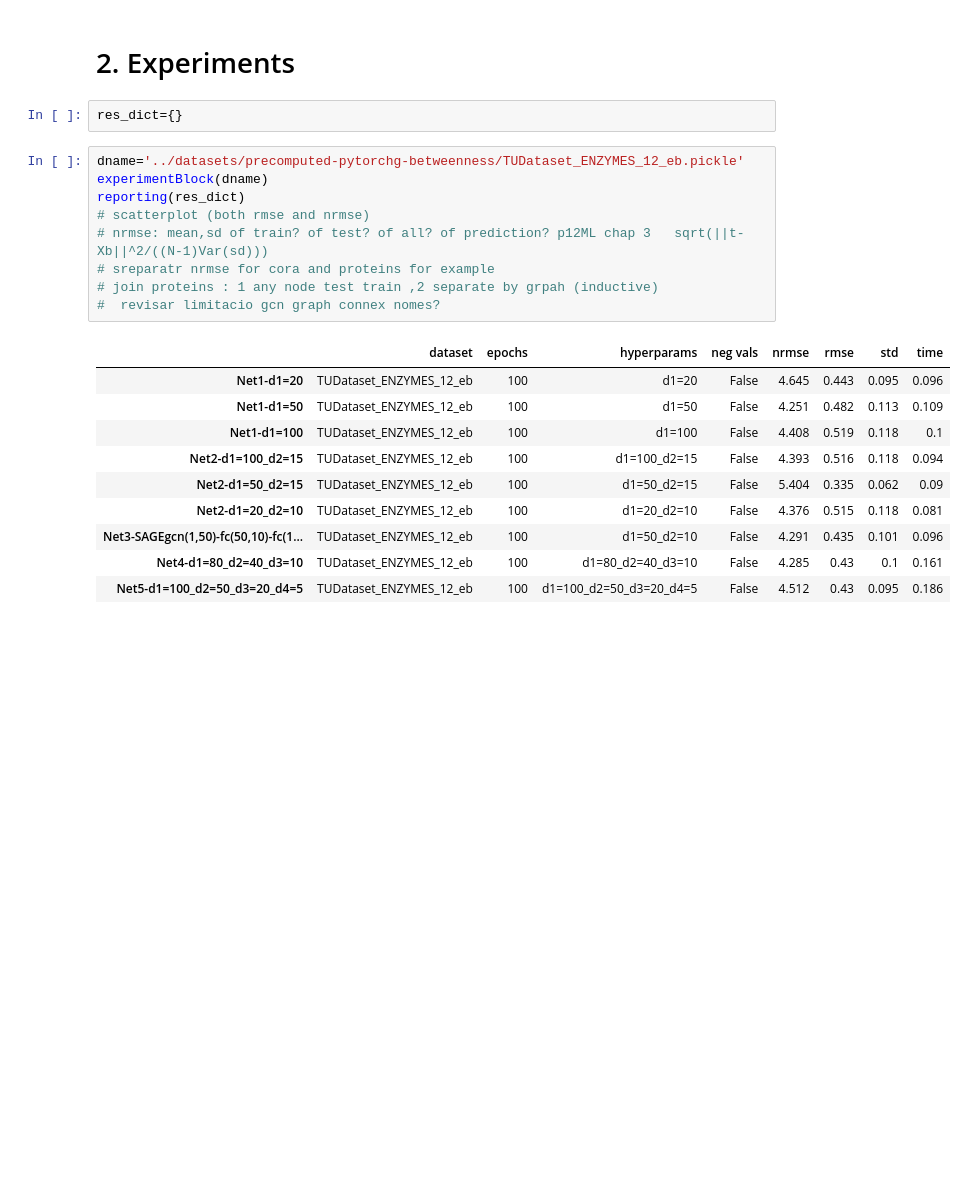
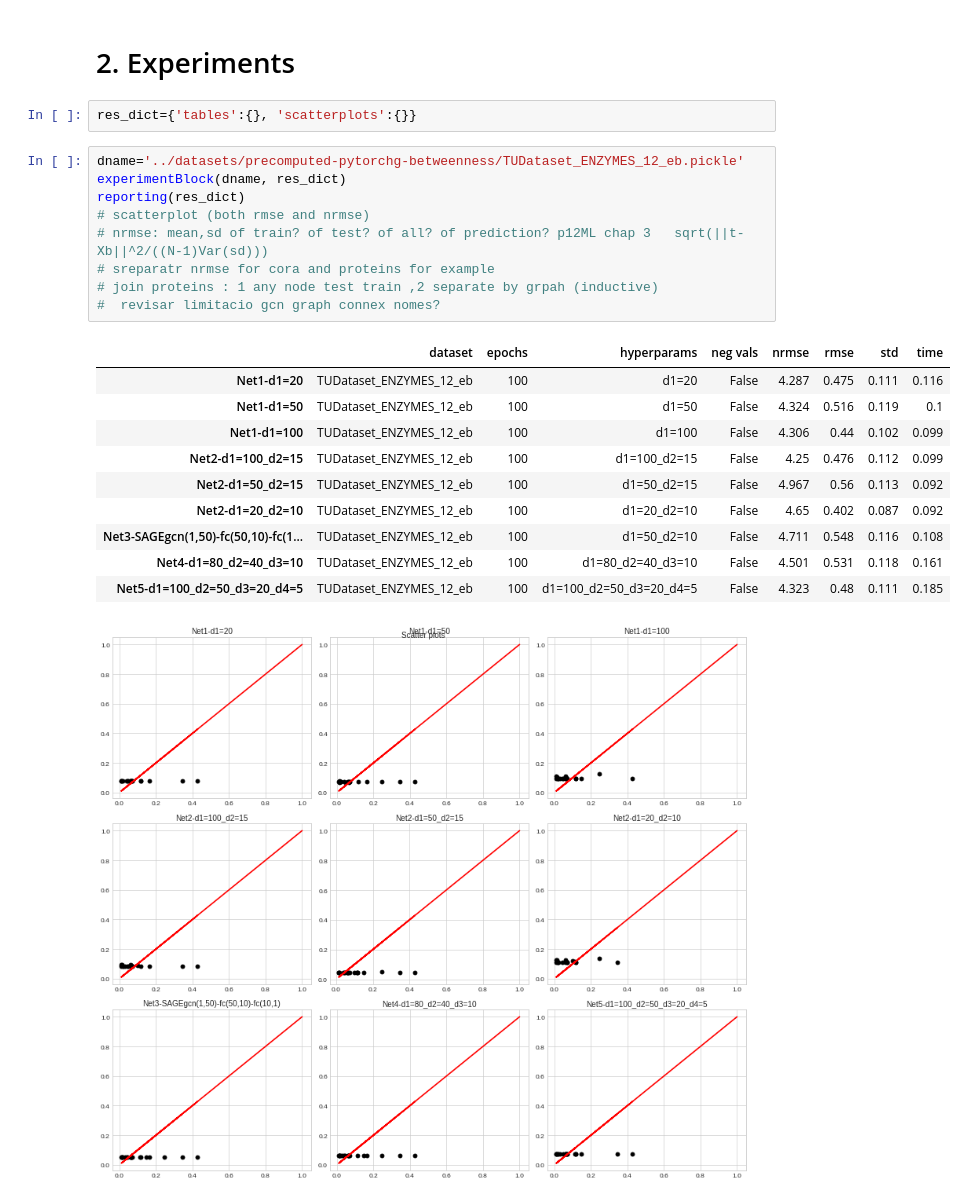
Before and after one commit to presmerats/GNN-MThesis, a Jupyter notebook: src/girvan-newman/TFM_Transductive_setting_GCN_edge_betweenness.ipynb, the cells around one changed output. Drawn from its saved outputs; the diff is of its cells as text; blank space fills up the shorter version.

```diff
--- a/src/girvan-newman/TFM_Transductive_setting_GCN_edge_betweenness.ipynb
+++ b/src/girvan-newman/TFM_Transductive_setting_GCN_edge_betweenness.ipynb
@@ -892,26 +936,27 @@ def experimentBlock(dname):
 # %% [markdown]
 # 2. Experiments
 # %%
-res_dict={}
+res_dict={'tables':{}, 'scatterplots':{}}
 # %%
 dname='../datasets/precomputed-pytorchg-betweenness/TUDataset_ENZYMES_12_eb.pickle'
-experimentBlock(dname)
+experimentBlock(dname, res_dict)
 reporting(res_dict)
 # scatterplot (both rmse and nrmse)
 # nrmse: mean,sd of train? of test? of all? of prediction? p12ML chap 3   sqrt(||t-Xb||^2/((N-1)Var(sd)))
 # sreparatr nrmse for cora and proteins for example
 # join proteins : 1 any node test train ,2 separate by grpah (inductive)
 #  revisar limitacio gcn graph connex nomes?
 # %% [output]
 |  | dataset | epochs | hyperparams | neg vals | nrmse | rmse | std | time |
-| Net1-d1=20 | TUDataset_ENZYMES_12_eb | 100 | d1=20 | False | 4.645 | 0.443 | 0.095 | 0.096 |
-| Net1-d1=50 | TUDataset_ENZYMES_12_eb | 100 | d1=50 | False | 4.251 | 0.482 | 0.113 | 0.109 |
-| Net1-d1=100 | TUDataset_ENZYMES_12_eb | 100 | d1=100 | False | 4.408 | 0.519 | 0.118 | 0.1 |
-| Net2-d1=100_d2=15 | TUDataset_ENZYMES_12_eb | 100 | d1=100_d2=15 | False | 4.393 | 0.516 | 0.118 | 0.094 |
-| Net2-d1=50_d2=15 | TUDataset_ENZYMES_12_eb | 100 | d1=50_d2=15 | False | 5.404 | 0.335 | 0.062 | 0.09 |
-| Net2-d1=20_d2=10 | TUDataset_ENZYMES_12_eb | 100 | d1=20_d2=10 | False | 4.376 | 0.515 | 0.118 | 0.081 |
-| Net3-SAGEgcn(1,50)-fc(50,10)-fc(1... | TUDataset_ENZYMES_12_eb | 100 | d1=50_d2=10 | False | 4.291 | 0.435 | 0.101 | 0.096 |
-| Net4-d1=80_d2=40_d3=10 | TUDataset_ENZYMES_12_eb | 100 | d1=80_d2=40_d3=10 | False | 4.285 | 0.43 | 0.1 | 0.161 |
-| Net5-d1=100_d2=50_d3=20_d4=5 | TUDataset_ENZYMES_12_eb | 100 | d1=100_d2=50_d3=20_d4=5 | False | 4.512 | 0.43 | 0.095 | 0.186 |
+| Net1-d1=20 | TUDataset_ENZYMES_12_eb | 100 | d1=20 | False | 4.287 | 0.475 | 0.111 | 0.116 |
+| Net1-d1=50 | TUDataset_ENZYMES_12_eb | 100 | d1=50 | False | 4.324 | 0.516 | 0.119 | 0.1 |
+| Net1-d1=100 | TUDataset_ENZYMES_12_eb | 100 | d1=100 | False | 4.306 | 0.44 | 0.102 | 0.099 |
+| Net2-d1=100_d2=15 | TUDataset_ENZYMES_12_eb | 100 | d1=100_d2=15 | False | 4.25 | 0.476 | 0.112 | 0.099 |
+| Net2-d1=50_d2=15 | TUDataset_ENZYMES_12_eb | 100 | d1=50_d2=15 | False | 4.967 | 0.56 | 0.113 | 0.092 |
+| Net2-d1=20_d2=10 | TUDataset_ENZYMES_12_eb | 100 | d1=20_d2=10 | False | 4.65 | 0.402 | 0.087 | 0.092 |
+| Net3-SAGEgcn(1,50)-fc(50,10)-fc(1... | TUDataset_ENZYMES_12_eb | 100 | d1=50_d2=10 | False | 4.711 | 0.548 | 0.116 | 0.108 |
+| Net4-d1=80_d2=40_d3=10 | TUDataset_ENZYMES_12_eb | 100 | d1=80_d2=40_d3=10 | False | 4.501 | 0.531 | 0.118 | 0.161 |
+| Net5-d1=100_d2=50_d3=20_d4=5 | TUDataset_ENZYMES_12_eb | 100 | d1=100_d2=50_d3=20_d4=5 | False | 4.323 | 0.48 | 0.111 | 0.185 |
+[figure, added]
 # %%
 dname='../datasets/precomputed-pytorchg-betweenness/er_5_0_45_eb.pickle'
```
Also changed, not shown: parts of 12 cells of this notebook.
